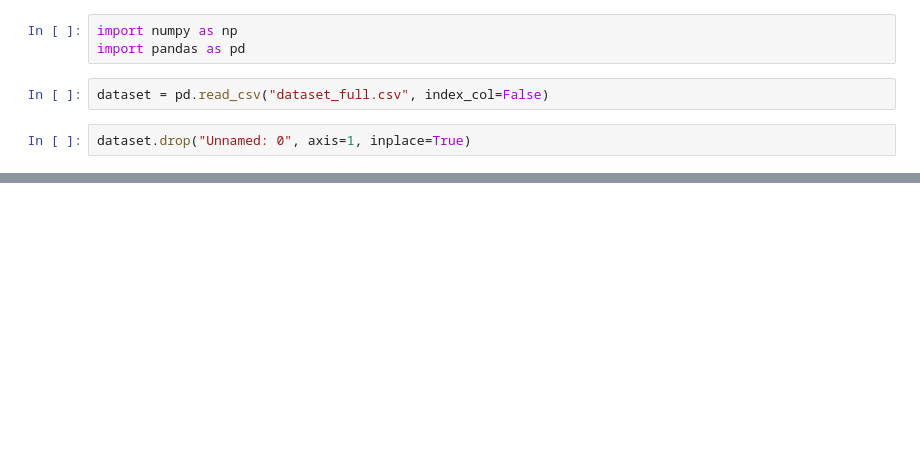
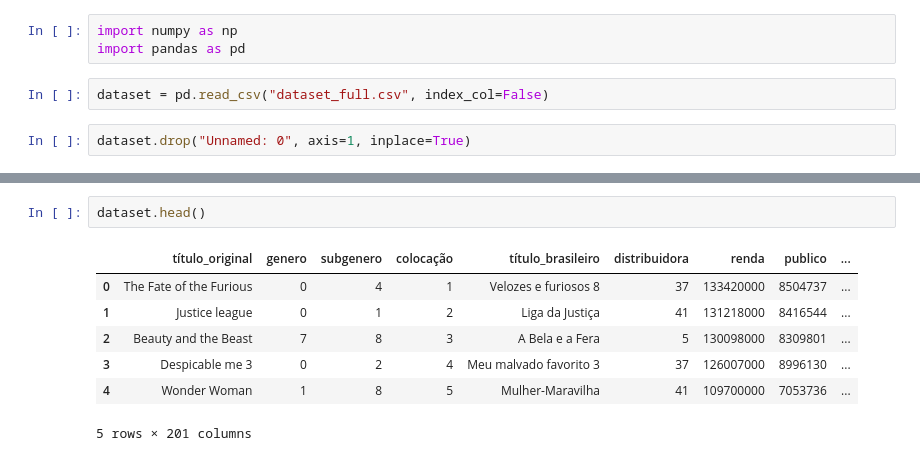
Before and after one commit to Victorrrocha/machine_Learning_to_predict_movies_grossing_in_Brazil, a Jupyter notebook: Preditions.ipynb, the cells around one changed output, grey strips where cells are left out. Saved outputs shown, nothing was run; the diff lists cells and outputs as text; blank space fills up the shorter version.

```diff
--- a/Preditions.ipynb
+++ b/Preditions.ipynb
@@ -28,0 +83,10 @@ dataset
+# %%
+dataset.head()
+# %% [output]
+|  | título_original | genero | subgenero | colocação | título_brasileiro | distribuidora | renda | publico | ... |
+| 0 | The Fate of the Furious | 0 | 4 | 1 | Velozes e furiosos 8 | 37 | 133420000 | 8504737 | ... |
+| 1 | Justice league | 0 | 1 | 2 | Liga da Justiça | 41 | 131218000 | 8416544 | ... |
+| 2 | Beauty and the Beast | 7 | 8 | 3 | A Bela e a Fera | 5 | 130098000 | 8309801 | ... |
+| 3 | Despicable me 3 | 0 | 2 | 4 | Meu malvado favorito 3 | 37 | 126007000 | 8996130 | ... |
+| 4 | Wonder Woman | 1 | 8 | 5 | Mulher-Maravilha | 41 | 109700000 | 7053736 | ... |
+5 rows × 201 columns
```
Also changed, not shown: parts of 11 cells of this notebook.
